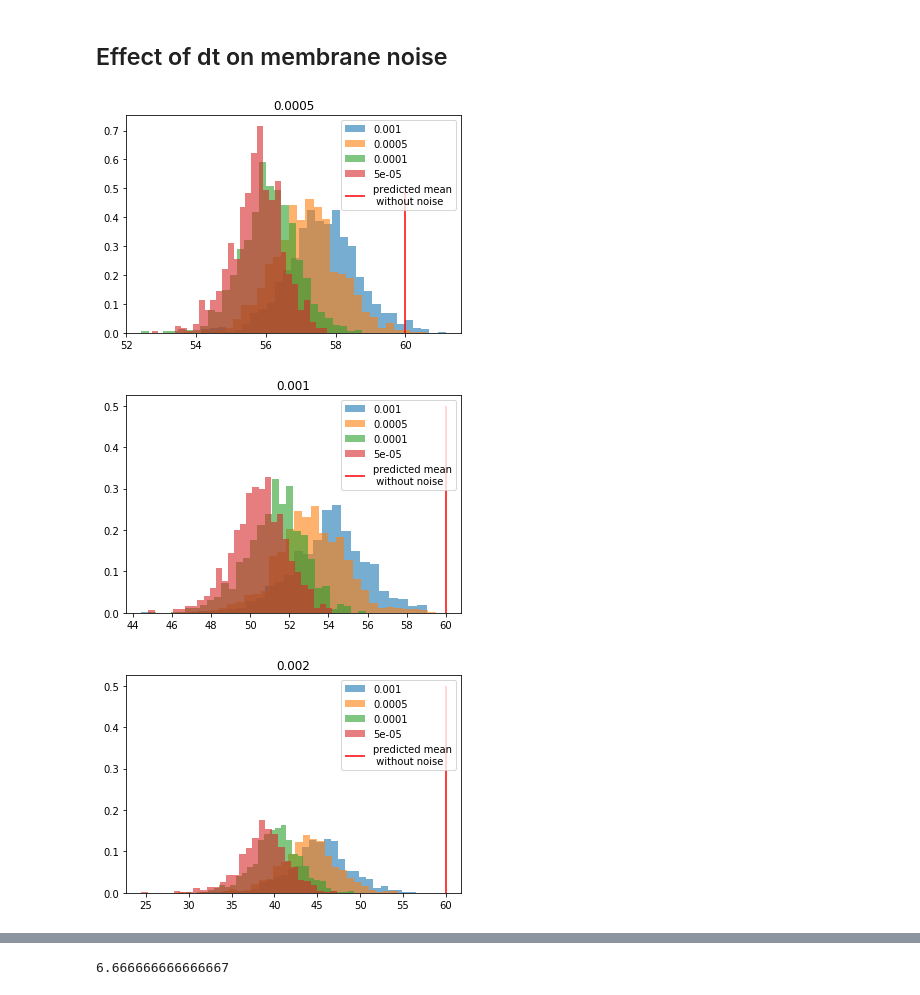
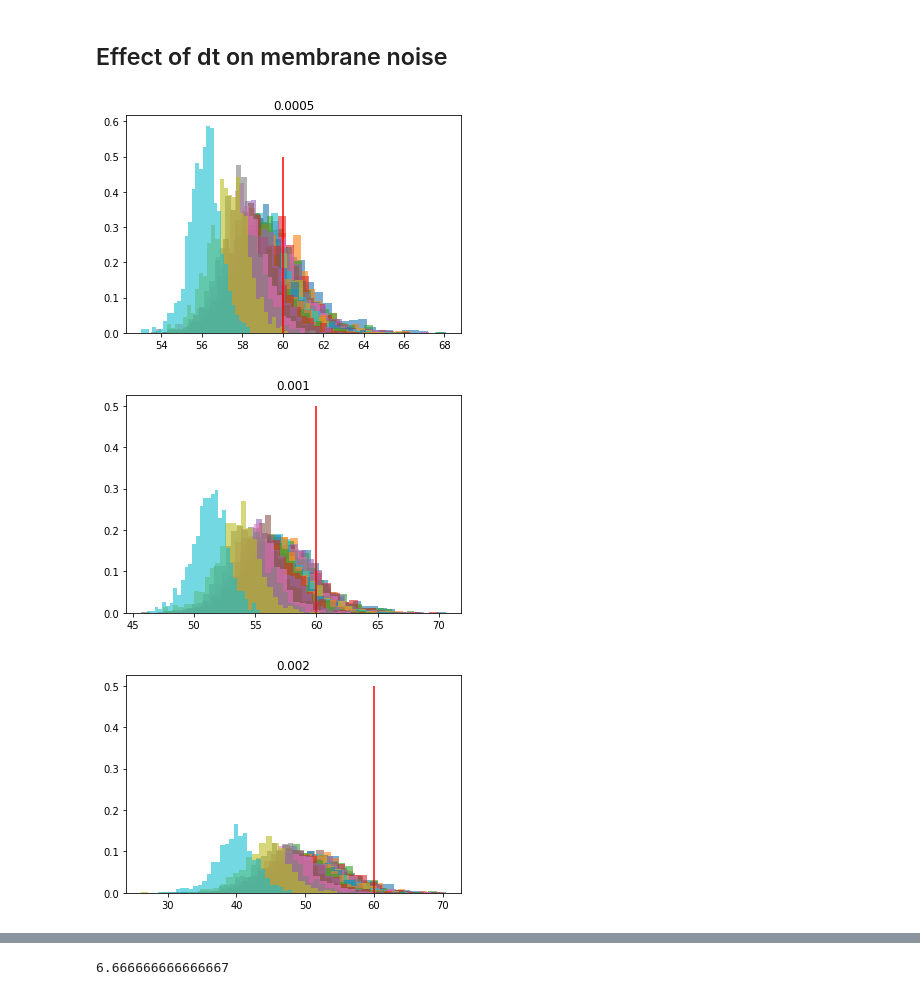
Before and after one commit to awakenting/master-thesis, a Jupyter notebook: code/test_timescale_of_threshold_noise.ipynb, the cells around one changed output, grey strips where cells are left out. Saved outputs shown, nothing was run; the diff lists cells and outputs as text; code cells hidden in the pictures.

```diff
--- a/code/test_timescale_of_threshold_noise.ipynb
+++ b/code/test_timescale_of_threshold_noise.ipynb
@@ -107,37 +107,38 @@ params = {'tau_m': 0.023,
           'init_distance': 50}
 
 std_vals = [0.0005, 0.001, 0.002]
 dt_vals = [0.001, 0.0005, 0.0001, 0.00005]
+dt_vals = np.linspace(0.01, 0.0001, num=20)
 mean_resp_angle = np.zeros((len(std_vals), len(dt_vals)))
 var_resp_angle = np.zeros((len(std_vals), len(dt_vals)))
 for exc_idx, exc_std in enumerate(std_vals):
     plt.figure()
     params['noise_std_exc'] = exc_std
     for dt_idx, dt_val in enumerate(dt_vals):
         params['dt'] = dt_val
         nruns = 1000
         rstims = np.zeros(nruns)
         rdists = np.zeros(nruns)
         reaction_times = np.zeros(nruns)
         speeds = np.zeros(nruns)
         for i in np.arange(nruns):
             rstims[i], rdists[i], reaction_times[i], lv, stim_size, speeds[i], resp_in_t_to_coll = md.calc_response_fully_stationary(params)
 
         analytical_resp_angle = stationary_response_angle(params['v_t'], params['e_l'], params['r_m'], params['rho_null']*1e-3,
                                                            params['exc_scale']*1e-11, params['rho_scale'], params['m'],
                                                            params['b'])
         mean_resp_angle[exc_idx, dt_idx] = np.mean(rstims)
         var_resp_angle[exc_idx, dt_idx] = np.var(rstims)
 
         plt.hist(rstims, bins=30, label=str(dt_val), density=True, alpha=0.6)
 
     plt.vlines(analytical_resp_angle, 0, 0.5, 'r', label='predicted mean\n without noise')
     plt.title(str(exc_std))
-    plt.legend()
+    #plt.legend()
 # %% [output]
-[figure, old version]
+[figure, new version]
-[figure, old version]
+[figure, new version]
-[figure, old version]
+[figure, new version]
 # %%
 plt.figure()
 plt.plot(dt_vals, mean_resp_angle.T)
```
Also changed, not shown: parts of 14 cells of this notebook, 3 other files.
